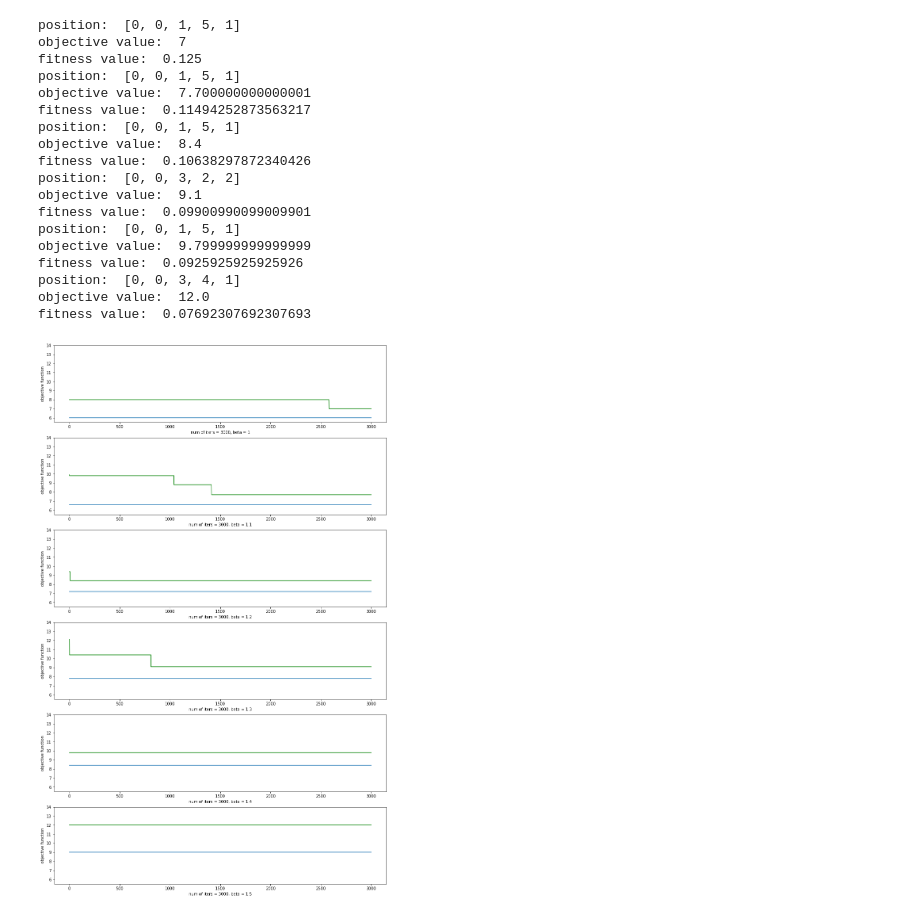
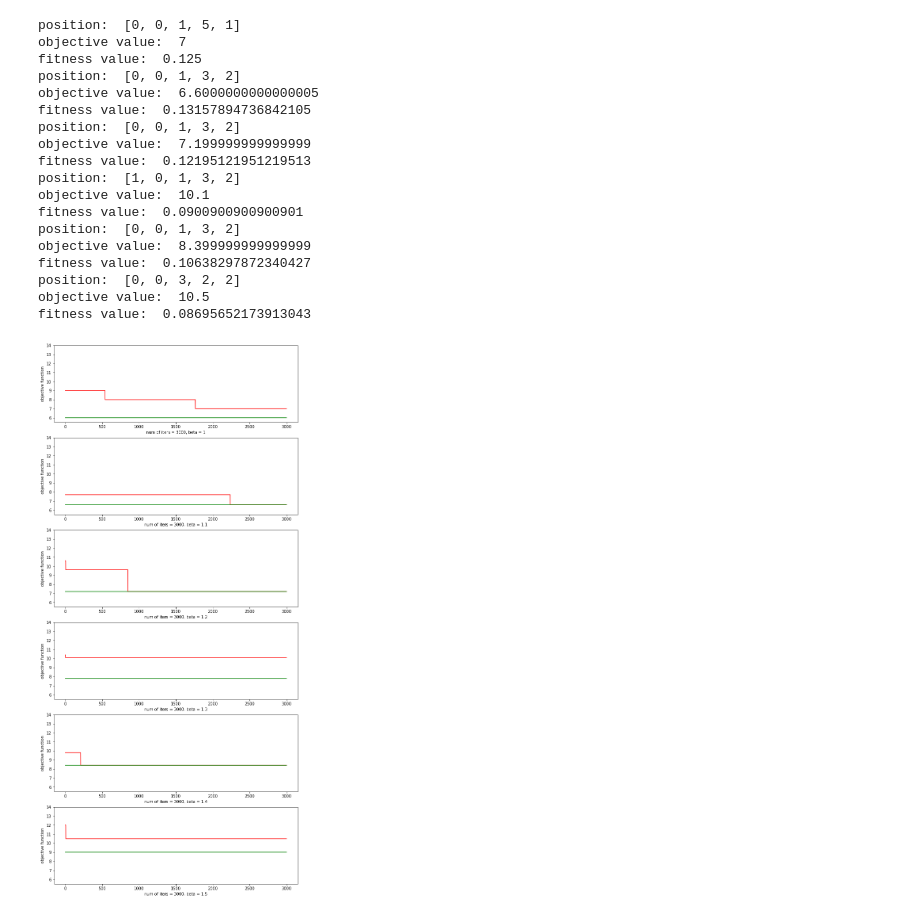
Before and after one commit to mirjanaa/Bee-Colony-Optimization, a Jupyter notebook: money.ipynb, the cells around one changed output. Drawn from its saved outputs; the diff is of its cells as text; code cells hidden in the pictures.

Commit message:
added more plots

```diff
--- a/money.ipynb
+++ b/money.ipynb
@@ -267,40 +267,43 @@ fitness value:  0.125
 # %%
 beta_parameters = [1, 1.1, 1.2, 1.3, 1.4, 1.5]
 n = len(beta_parameters)
 population_size = 800
 num_of_iters = 3000
 limit = 5
 option = 'max'
 target = 75
 
-plt.figure(figsize=(15, 25))
+fitness = []
+
+plt.figure(figsize=(11, 25))
 
 for i in range(n):
   best_solution, _obj_values, _ = ABC_algorithm(population_size, num_of_iters, limit, obj_function, option, target, beta_parameters[i])
+  fitness.append(_)
   real_best_obj = obj_function([0, 0, 1, 3, 2], target, beta_parameters[i])
   plt.subplot(n, 1, i+1)
   plt.ylim(5.5, 14)
-  plt.plot(range(num_of_iters), _obj_values, color='green')
-  plt.plot(range(num_of_iters), [real_best_obj for _ in range(num_of_iters)], color='red')
+  plt.plot(range(num_of_iters), _obj_values, color='red')
+  plt.plot(range(num_of_iters), [real_best_obj for _ in range(num_of_iters)], color='green')
   plt.xlabel("num of iters = " + str(num_of_iters) + ", beta = " + str(beta_parameters[i]))
   plt.ylabel("objective function")
 # %% [output]
 position:  [0, 0, 1, 5, 1]
 objective value:  7
 fitness value:  0.125
-position:  [0, 0, 1, 5, 1]
-objective value:  7.700000000000001
-fitness value:  0.11494252873563217
-position:  [0, 0, 1, 5, 1]
-objective value:  8.4
-fitness value:  0.10638297872340426
+position:  [0, 0, 1, 3, 2]
+objective value:  6.6000000000000005
+fitness value:  0.13157894736842105
+position:  [0, 0, 1, 3, 2]
+objective value:  7.199999999999999
+fitness value:  0.12195121951219513
+position:  [1, 0, 1, 3, 2]
+objective value:  10.1
+fitness value:  0.0900900900900901
+position:  [0, 0, 1, 3, 2]
+objective value:  8.399999999999999
+fitness value:  0.10638297872340427
 position:  [0, 0, 3, 2, 2]
-objective value:  9.1
-fitness value:  0.09900990099009901
-position:  [0, 0, 1, 5, 1]
-objective value:  9.799999999999999
-fitness value:  0.0925925925925926
-position:  [0, 0, 3, 4, 1]
-objective value:  12.0
-fitness value:  0.07692307692307693
+objective value:  10.5
+fitness value:  0.08695652173913043
-[figure, old version]
+[figure, new version]
```
Also changed, not shown: parts of 3 cells of this notebook.
